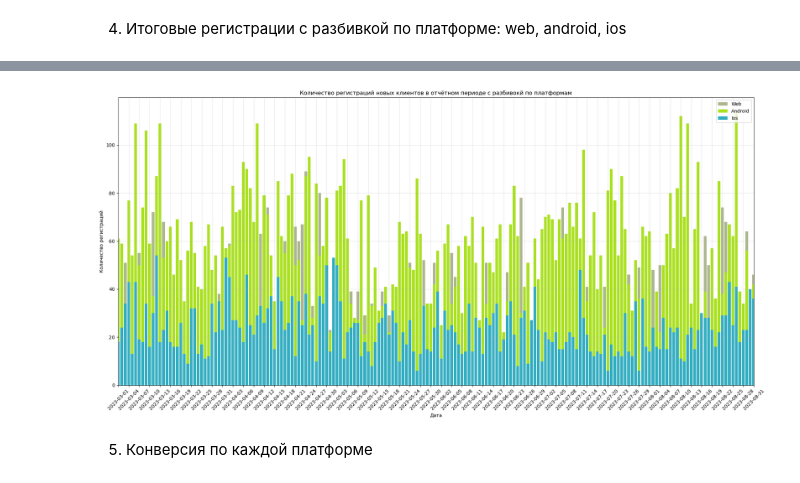
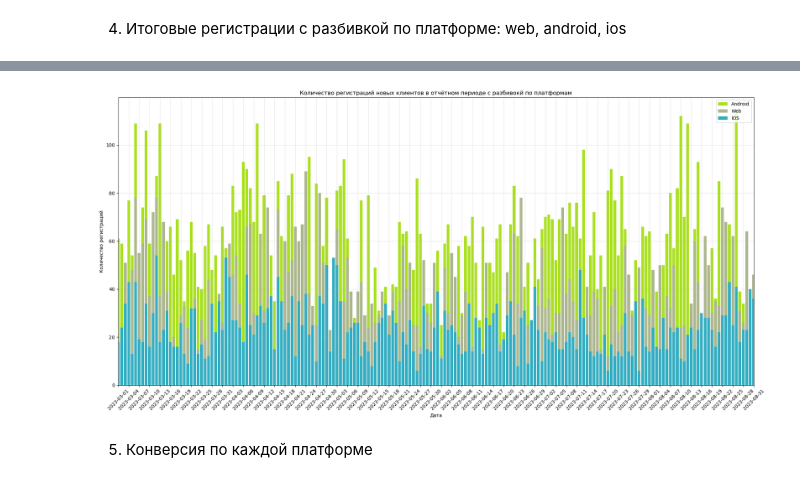
Before and after one commit to Vbhfbk/data-analytics-project-100, a Jupyter notebook: charts_project.ipynb, the cells around one changed output, grey strips where cells are left out. Drawn from its saved outputs; the diff is of its cells as text; code cells hidden in the pictures.

```diff
--- a/charts_project.ipynb
+++ b/charts_project.ipynb
@@ -386,22 +424,20 @@ grouped_registrations = grouped_registrations.reset_index()
 # %%
-x = conv_ads['date_group']
-android = grouped_registrations[grouped_registrations['platform'] == 'android']
-web = grouped_registrations[grouped_registrations['platform'] == 'web']
-ios = grouped_registrations[grouped_registrations['platform'] == 'ios']
+pivot_gr_reg = grouped_registrations.pivot(index='date_group', columns='platform', values='registrations').fillna(0)
+x = pivot_gr_reg.index
 plt.figure(figsize=(20, 10))
-plt.bar(x, web['registrations'], color='#acb78e', label='Web')
-plt.bar(x, android['registrations'], color='#aae11e', label='Android')
-plt.bar(x, ios['registrations'], color='#31adc1', label='Ios')
+plt.bar(x, pivot_gr_reg['android'], color='#aae11e', label='Android')
+plt.bar(x, pivot_gr_reg['web'], color='#acb78e', label='Web')
+plt.bar(x, pivot_gr_reg['ios'], color='#31adc1', label='IOS')
 plt.legend(loc='upper right')
 plt.grid(linewidth=0.5, alpha=0.5)
 plt.xlabel('Дата')
 plt.xlim([conv_ads['date_group'].min(), conv_ads['date_group'].max()])
 plt.xticks(x[::3], x[::3], rotation=45, fontsize=10)
 plt.ylabel('Количество регистраций')
 plt.title('Количество регистраций новых клиентов в отчётном периоде c разбивокй по платформам')
 plt.tight_layout()
 plt.savefig('./charts/registrations_per_platform.png')
 # %% [output]
-[figure, old version]
+[figure, new version]
 # %% [markdown]
 5. Конверсия по каждой платформе
```
Also changed, not shown: parts of 9 cells of this notebook.
